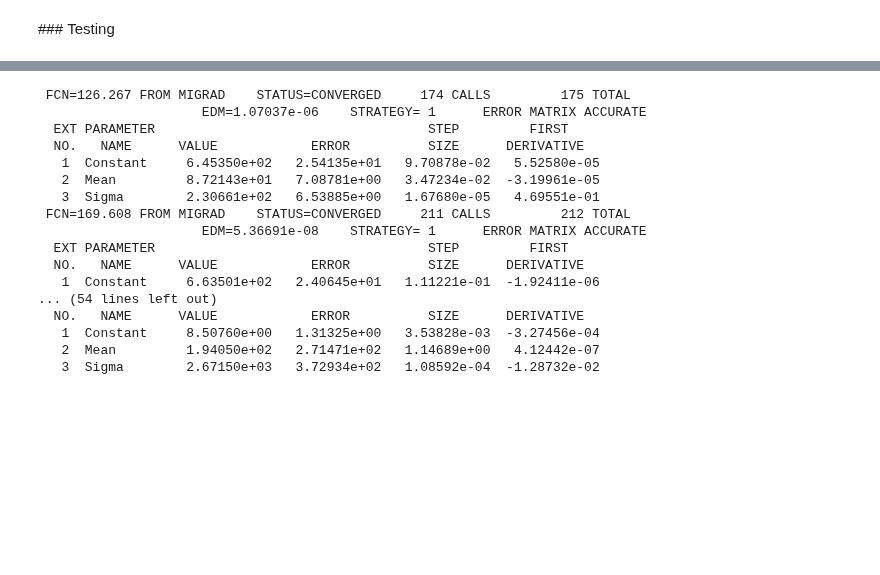
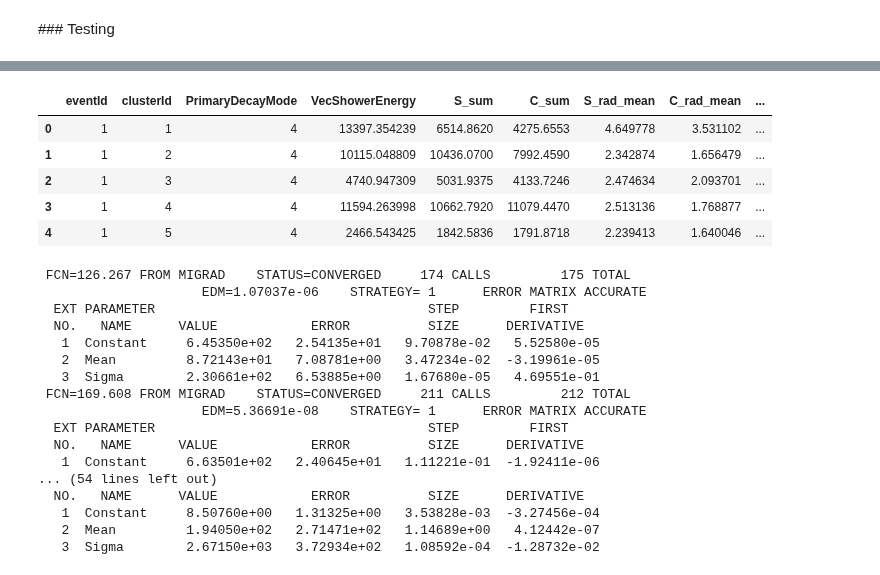
Before and after one commit to mollyhjorthjensen/DREAM, a Jupyter notebook: Analysis/machinelearning.ipynb, the cells around one changed output, grey strips where cells are left out. Cells and saved outputs as stored; diff of their text form; code cells hidden in the pictures; blank space fills up the shorter version.

```diff
--- a/Analysis/machinelearning.ipynb
+++ b/Analysis/machinelearning.ipynb
@@ -219,8 +244,8 @@ ImportError: cannot import name 'Digraph'
 params = {
     'objective': ['regression'],
     'boosting': ['gbrt'],  # default = gbdt
-    'learning_rate': [0.1], # 0.01],  # default = 0.1
-    'num_leaves': [31],  # default = 31
+    'learning_rate': [0.1, 0.05], # 0.01],  # default = 0.1
+    'num_leaves': [31, 21, 41],  # default = 31
     'metric': ['mape'], # 'rmse']
 }
 # %%
@@ -238,7 +275,6 @@ param
 # %%
 results = []
 for i in range(len(param)):
-    cv_results = lgb.cv(param[i], train_data_z, num_boost_round=500, early_stopping_rounds=20, verbose_eval=True, seed=42, stratified=False)
-    print(cv_results)
+    cv_results = lgb.cv(param[i], train_data_z, num_boost_round=1000, early_stopping_rounds=20, verbose_eval=False, seed=42, stratified=False)
     metric_name = param[i]['metric']+"-mean"
     results += [(i, len(cv_results[metric_name]), cv_results[metric_name][-1])]
@@ -261,4 +293,4 @@ bst = lgb.train(param[results[0][0]], train_data_z, num_boost_round=results[0][1
 # %% [markdown]
 ### Testing
 # %%
-z_pred = bst.predict(X_test)#.reshape([-1,1])
+z_pred = bst.predict(X_test).reshape([-1,1])
@@ -264,0 +307,11 @@ z_pred = bst.predict(X_test)#.reshape([-1,1])
+# %%
+df_new2 = pd.DataFrame(np.hstack((idx_test, z_pred)), columns=['clusterId', 'predictedEnergy'])
+df_merged2 = df_merged.merge(df_new2, how='inner', on='clusterId')
+df_merged2.head()
+# %% [output]
+|  | eventId | clusterId | PrimaryDecayMode | VecShowerEnergy | S_sum | C_sum | S_rad_mean | C_rad_mean | ... |
+| 0 | 1 | 1 | 4 | 13397.354239 | 6514.8620 | 4275.6553 | 4.649778 | 3.531102 | ... |
+| 1 | 1 | 2 | 4 | 10115.048809 | 10436.0700 | 7992.4590 | 2.342874 | 1.656479 | ... |
+| 2 | 1 | 3 | 4 | 4740.947309 | 5031.9375 | 4133.7246 | 2.474634 | 2.093701 | ... |
+| 3 | 1 | 4 | 4 | 11594.263998 | 10662.7920 | 11079.4470 | 2.513136 | 1.768877 | ... |
+| 4 | 1 | 5 | 4 | 2466.543425 | 1842.5836 | 1791.8718 | 2.239413 | 1.640046 | ... |
```
Also changed, not shown: parts of 23 cells of this notebook, 1 other file.
